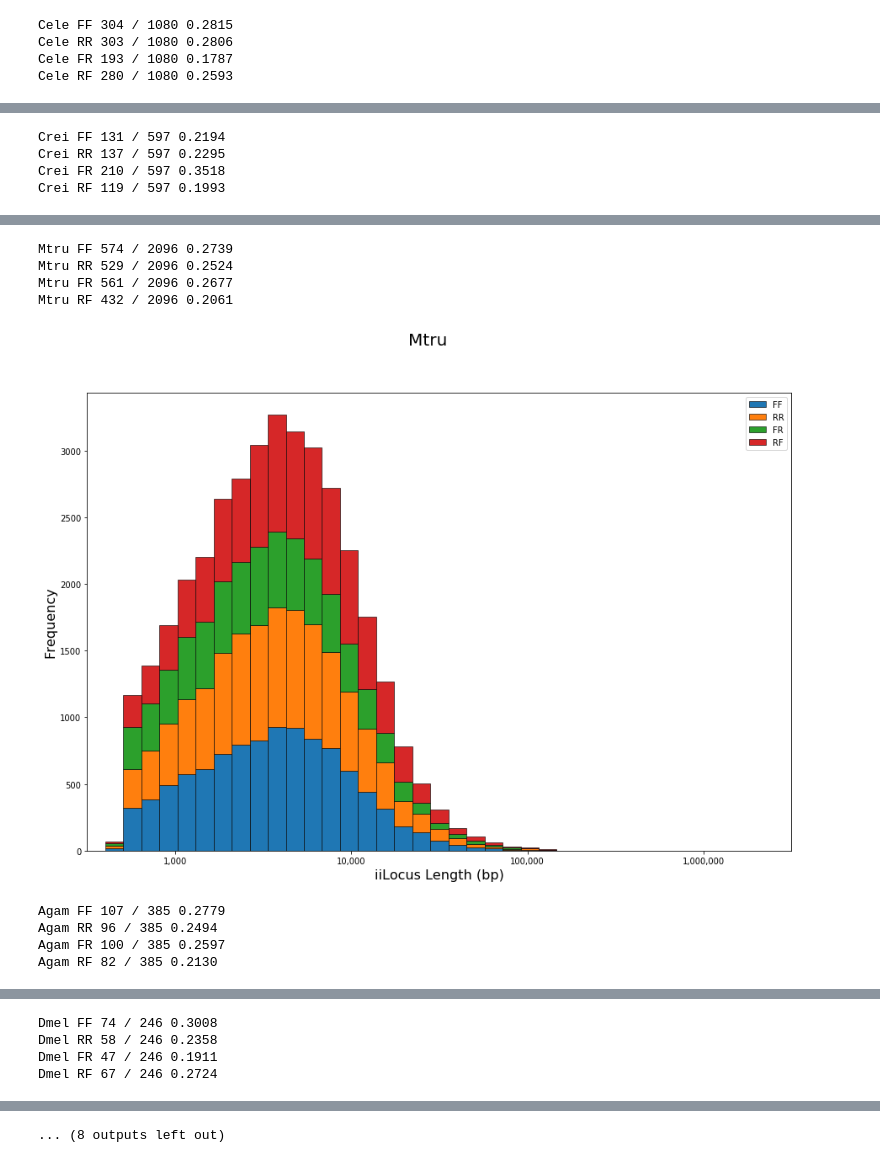
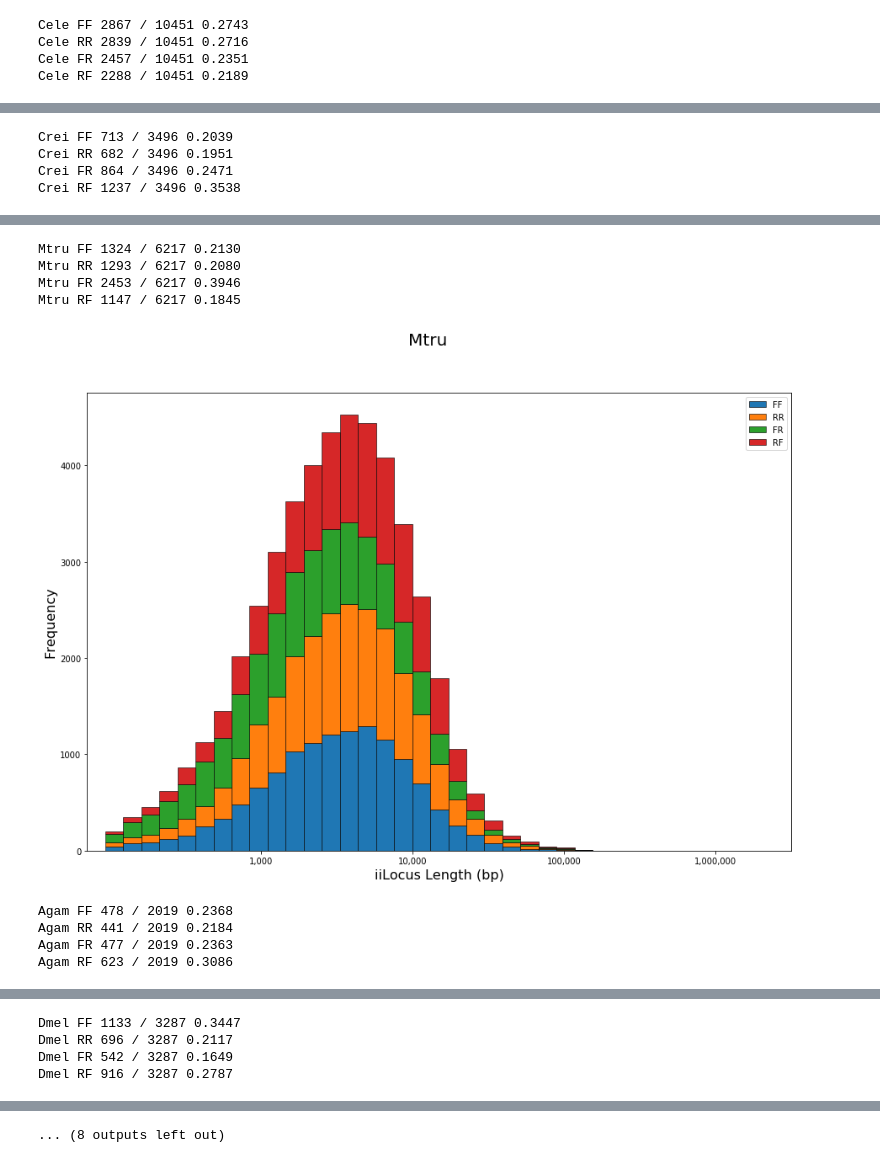
Before and after one commit to BrendelGroup/IntervalLoci, a Jupyter notebook: orient/Orientation.ipynb, the cells around one changed output, grey strips where cells are left out. Drawn from its saved outputs; the diff is of its cells as text; code cells hidden in the pictures.

```diff
--- a/orient/Orientation.ipynb
+++ b/orient/Orientation.ipynb
@@ -9,7 +9,7 @@ seaborn.set_context({"figure.figsize": (15, 10)})
 # %%
 orientations = ['FF', 'RR', 'FR', 'RF']
 for species in ['Scer', 'Cele', 'Crei', 'Mtru', 'Agam', 'Dmel', 'Xtro', 'Drer', 'Mmus', 'Hsap']:
-    datafile = '../data/{}/{}.iloci.tsv'.format(species, species)
+    datafile = 'data/{}/{}.iloci.tsv'.format(species, species)
 #    shuffile = 'species/{}/{}.iloci.shuffled.tsv'.format(species, species)
     data = pandas.read_table(datafile)
     data['LogLength'] = numpy.log10(data['Length'])
@@ -33,7 +33,7 @@ for species in ['Scer', 'Cele', 'Crei', 'Mtru', 'Agam', 'Dmel', 'Xtro', 'Drer',
 
     fig, axis = plt.subplots()
     #_ = plt.subplot(121)
-    _ = plt.hist(subsets, stacked=True, bins=numpy.log10(numpy.logspace(2.5, 6.5, 40)), label=orientations, edgecolor='black', linewidth=0.6)
+    _ = plt.hist(subsets, stacked=True, bins=numpy.log10(numpy.logspace(1.85, 6.5, 40)), label=orientations, edgecolor='black', linewidth=0.6)
     #_ = plt.title('Observed')
     _ = plt.legend()
     #_ = plt.subplot(122)
@@ -42,7 +42,7 @@ for species in ['Scer', 'Cele', 'Crei', 'Mtru', 'Agam', 'Dmel', 'Xtro', 'Drer',
     #_ = plt.legend()
     _ = axis.set_xlabel('iiLocus Length (bp)', fontsize=16)
     _ = axis.set_ylabel('Frequency', fontsize=16)
-    _ = axis.set_xlim((2.5, 6.5))
+    _ = axis.set_xlim((1.85, 6.5))
     _ = axis.set_xticks([3, 4, 5, 6])
     _ = axis.set_xticklabels(['1,000', '10,000', '100,000', '1,000,000'])
     _ = plt.suptitle(species, fontsize=20)
@@ -56,4 +56,4 @@ Scer RF 38 / 76 0.5000
-Cele FF 304 / 1080 0.2815
-Cele RR 303 / 1080 0.2806
-Cele FR 193 / 1080 0.1787
-Cele RF 280 / 1080 0.2593
+Cele FF 2867 / 10451 0.2743
+Cele RR 2839 / 10451 0.2716
+Cele FR 2457 / 10451 0.2351
+Cele RF 2288 / 10451 0.2189
@@ -61,4 +61,4 @@ Cele RF 280 / 1080 0.2593
-Crei FF 131 / 597 0.2194
-Crei RR 137 / 597 0.2295
-Crei FR 210 / 597 0.3518
-Crei RF 119 / 597 0.1993
+Crei FF 713 / 3496 0.2039
+Crei RR 682 / 3496 0.1951
+Crei FR 864 / 3496 0.2471
+Crei RF 1237 / 3496 0.3538
@@ -66,9 +66,9 @@ Crei RF 119 / 597 0.1993
-Mtru FF 574 / 2096 0.2739
-Mtru RR 529 / 2096 0.2524
-Mtru FR 561 / 2096 0.2677
-Mtru RF 432 / 2096 0.2061
+Mtru FF 1324 / 6217 0.2130
+Mtru RR 1293 / 6217 0.2080
+Mtru FR 2453 / 6217 0.3946
+Mtru RF 1147 / 6217 0.1845
-[figure, old version]
+[figure, new version]
-Agam FF 107 / 385 0.2779
-Agam RR 96 / 385 0.2494
-Agam FR 100 / 385 0.2597
-Agam RF 82 / 385 0.2130
+Agam FF 478 / 2019 0.2368
+Agam RR 441 / 2019 0.2184
+Agam FR 477 / 2019 0.2363
+Agam RF 623 / 2019 0.3086
@@ -76,4 +76,4 @@ Agam RF 82 / 385 0.2130
-Dmel FF 74 / 246 0.3008
-Dmel RR 58 / 246 0.2358
-Dmel FR 47 / 246 0.1911
-Dmel RF 67 / 246 0.2724
+Dmel FF 1133 / 3287 0.3447
+Dmel RR 696 / 3287 0.2117
+Dmel FR 542 / 3287 0.1649
+Dmel RF 916 / 3287 0.2787
```
Also changed, not shown: parts of 2 cells of this notebook.
